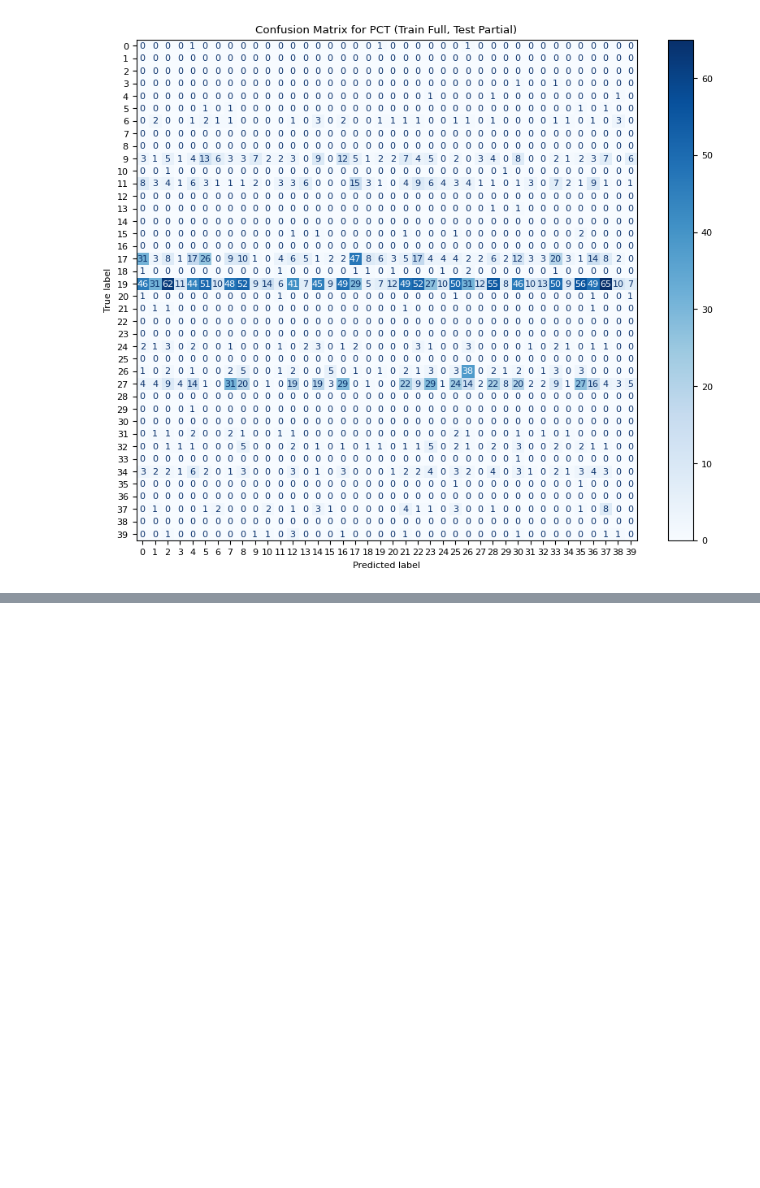
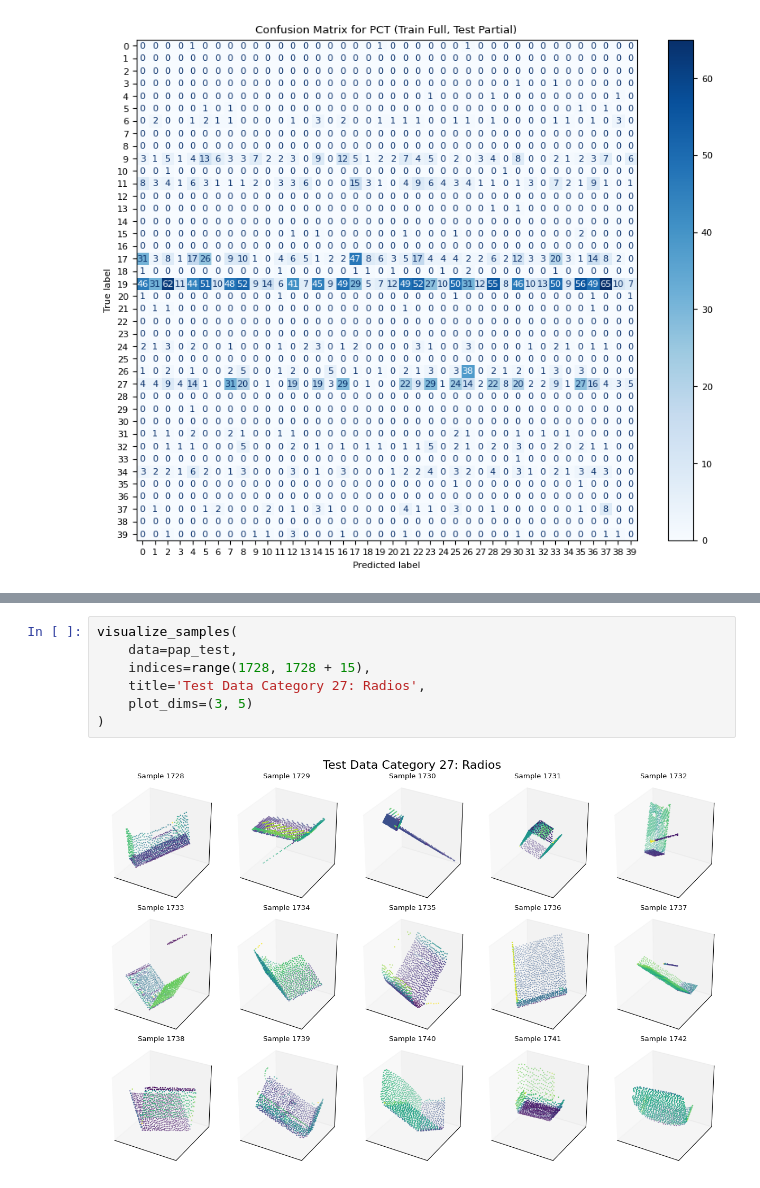
Before and after one commit to DavidClaszen/pointcloud-bench, a Jupyter notebook: notebooks/PCT-Analysis.ipynb, the cells around one changed output, grey strips where cells are left out. Drawn from its saved outputs; the diff is of its cells as text; blank space fills up the shorter version.

```diff
--- a/notebooks/PCT-Analysis.ipynb
+++ b/notebooks/PCT-Analysis.ipynb
@@ -102,0 +144,9 @@ data_names = [line.rstrip() for line in open(os.path.join('..', 'datasets', 'mod
+# %%
+visualize_samples(
+    data=pap_test,
+    indices=range(1728, 1728 + 15),
+    title='Test Data Category 27: Radios',
+    plot_dims=(3, 5)
+)
+# %% [output]
+[figure, added]
```
Also changed, not shown: parts of 13 cells of this notebook.
